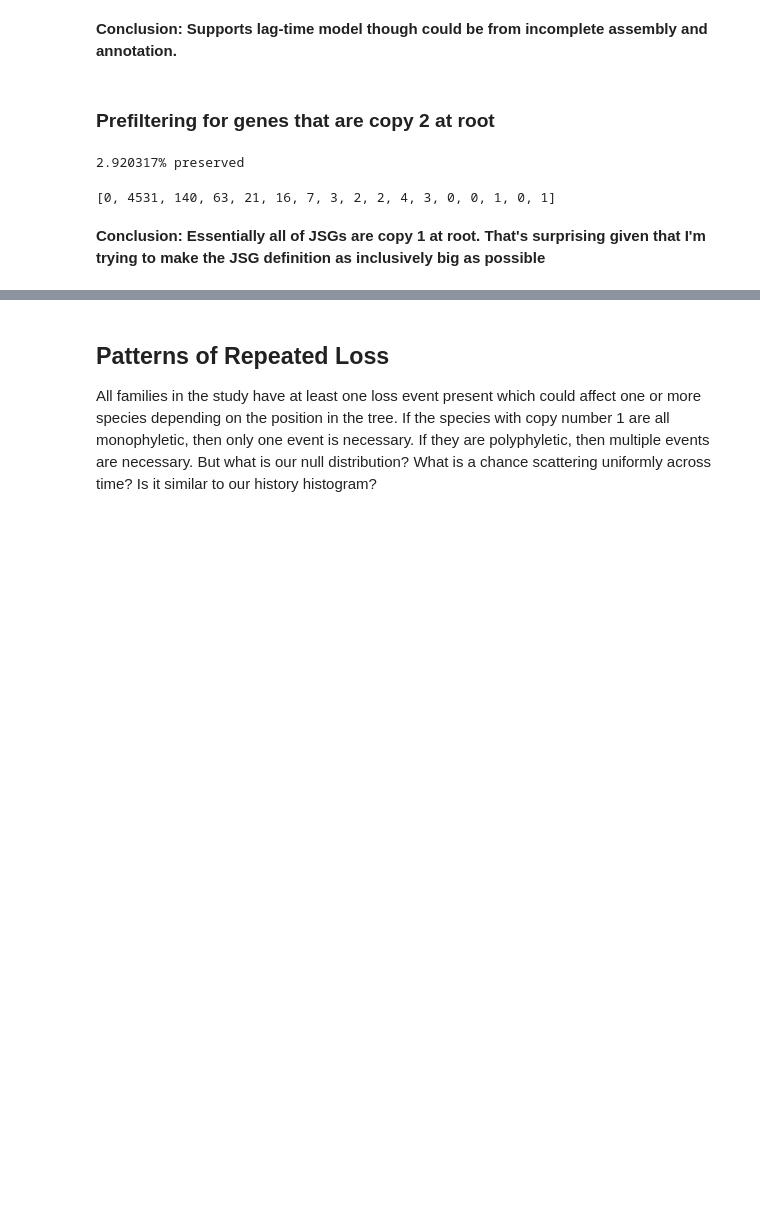
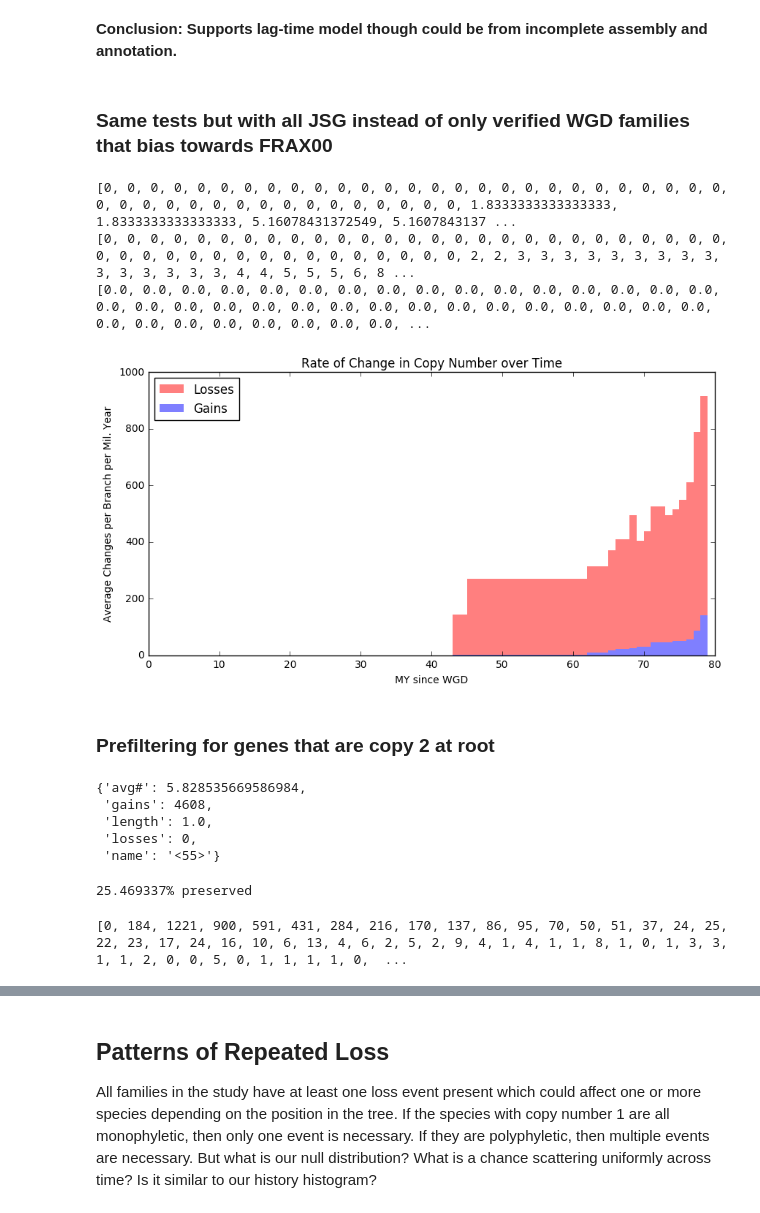
Before and after one commit to josiahseaman/DNA_Duplications, a Jupyter notebook: TreeCountAnalysis_all_species_JSG.ipynb, the cells around one changed output, grey strips where cells are left out. Drawn from its saved outputs; the diff is of its cells as text; code cells hidden in the pictures; blank space fills up the shorter version.

```diff
--- a/TreeCountAnalysis_all_species_JSG.ipynb
+++ b/TreeCountAnalysis_all_species_JSG.ipynb
@@ -135,0 +128,3 @@ len(wgd_study_jsg)
+# %%
+all_ordered_nodes, genes_lost = populate_history_histogram(list(all_trees.keys()))
+all_ordered_nodes
@@ -236,6 +240,24 @@ plot_time_histogram(frax_normalized_losses, frax_normalized_gains)
 [figure]
 # %% [markdown]
 **Conclusion: Supports lag-time model though could be from incomplete assembly and annotation.**
+# %% [markdown]
+### Same tests but with all JSG instead of only verified WGD families that bias towards FRAX00
+# %%
+all_normalized_losses, all_normalized_gains = populate_change_histogram(all_ordered_nodes, blacklist_index)
+plot_time_histogram(all_normalized_losses, all_normalized_gains)
+# %% [output]
+[0, 0, 0, 0, 0, 0, 0, 0, 0, 0, 0, 0, 0, 0, 0, 0, 0, 0, 0, 0, 0, 0, 0, 0, 0, 0, 0, 0, 0, 0, 0, 0, 0, 0, 0, 0, 0, 0, 0, 0, 0, 0, 0, 1.8333333333333333, 1.8333333333333333, 5.16078431372549, 5.1607843137 ...
+[0, 0, 0, 0, 0, 0, 0, 0, 0, 0, 0, 0, 0, 0, 0, 0, 0, 0, 0, 0, 0, 0, 0, 0, 0, 0, 0, 0, 0, 0, 0, 0, 0, 0, 0, 0, 0, 0, 0, 0, 0, 0, 0, 2, 2, 3, 3, 3, 3, 3, 3, 3, 3, 3, 3, 3, 3, 3, 3, 3, 4, 4, 5, 5, 5, 6, 8 ...
+[0.0, 0.0, 0.0, 0.0, 0.0, 0.0, 0.0, 0.0, 0.0, 0.0, 0.0, 0.0, 0.0, 0.0, 0.0, 0.0, 0.0, 0.0, 0.0, 0.0, 0.0, 0.0, 0.0, 0.0, 0.0, 0.0, 0.0, 0.0, 0.0, 0.0, 0.0, 0.0, 0.0, 0.0, 0.0, 0.0, 0.0, 0.0, 0.0, 0.0, ...
+[figure, added]
 # %% [markdown]
 ### Prefiltering for genes that are copy 2 at root
+# %%
+ordered_nodes[2]
+# %% [output]
+{'avg#': 5.828535669586984,
+ 'gains': 4608,
+ 'length': 1.0,
+ 'losses': 0,
+ 'name': '<55>'}
 # %%
@@ -253,7 +271,11 @@ assert all([get_count_at_root(fam)==2 for fam in filtered_wgd_study_ints])
-# %%
-print(pp(len(filtered_wgd_study_ints) / len(wgd_study_jsg)), 'preserved')
-# %% [output]
-2.920317% preserved
+# %%
+
+filtered_wgd_study_ints = [fam for fam in wgd_study_jsg if get_count_at_root(fam) == 2]
+assert all([get_count_at_root(fam)==2 for fam in filtered_wgd_study_ints])
+
+print(pp(len(filtered_wgd_study_ints) / len(wgd_study_jsg)), 'preserved')
+# %% [output]
+25.469337% preserved
 # %%
 def i_hist(values):
     bins = [0] * (max(values) +1)
@@ -262,8 +284,6 @@ def i_hist(values):
     return bins
 
 copies = [ get_count_at_root(fam) for fam in wgd_study_jsg]
-i_hist(copies)
+print(i_hist(copies))
 # %% [output]
-[0, 4531, 140, 63, 21, 16, 7, 3, 2, 2, 4, 3, 0, 0, 1, 0, 1]
+[0, 184, 1221, 900, 591, 431, 284, 216, 170, 137, 86, 95, 70, 50, 51, 37, 24, 25, 22, 23, 17, 24, 16, 10, 6, 13, 4, 6, 2, 5, 2, 9, 4, 1, 4, 1, 1, 8, 1, 0, 1, 3, 3, 1, 1, 2, 0, 0, 5, 0, 1, 1, 1, 1, 0,  ...
-# %% [markdown]
-**Conclusion: Essentially all of JSGs are copy 1 at root.  That's surprising given that I'm trying to make the JSG definition as inclusively big as possible**
```
Also changed, not shown: parts of 51 cells of this notebook, 22 other files.
